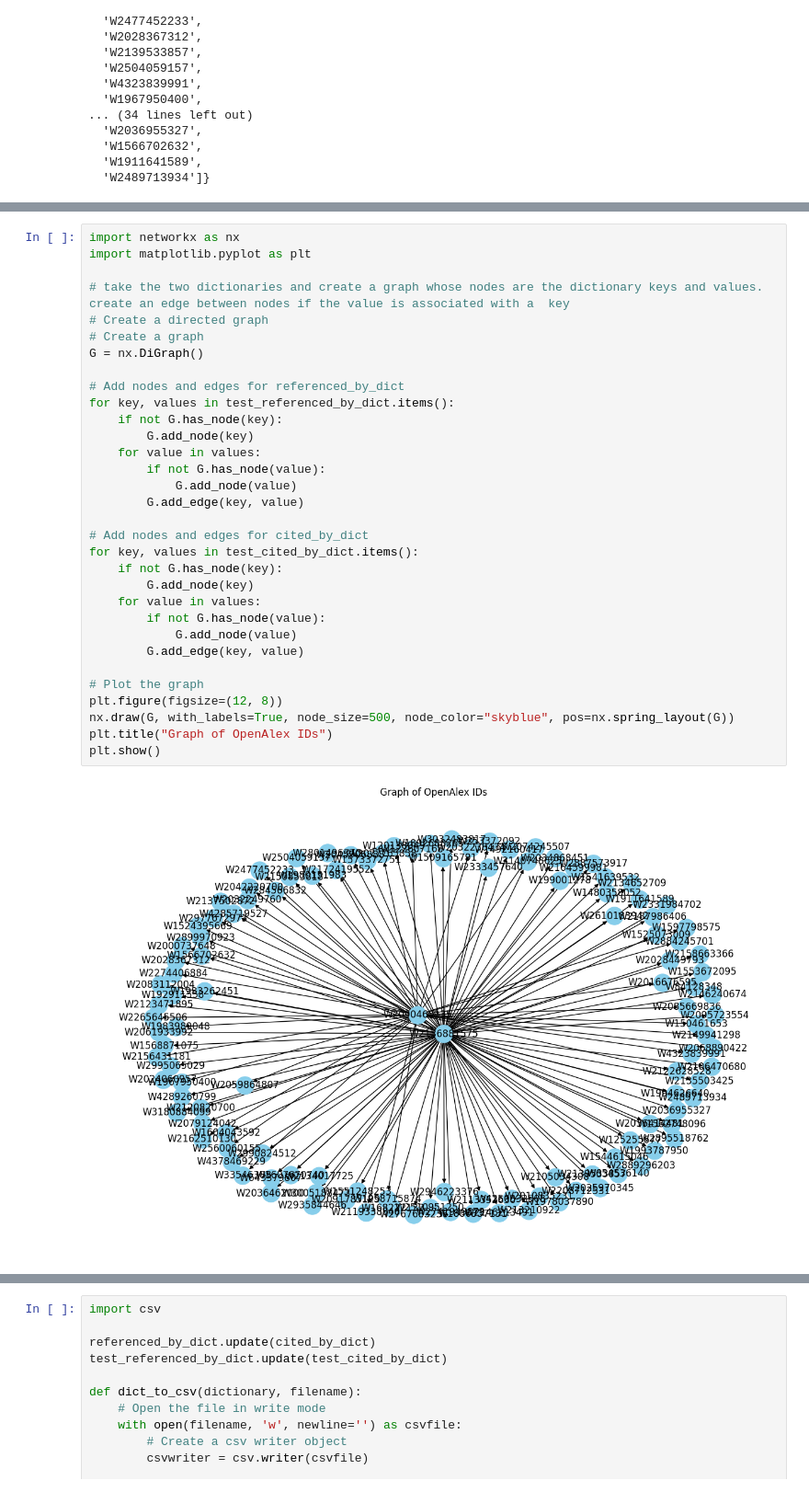
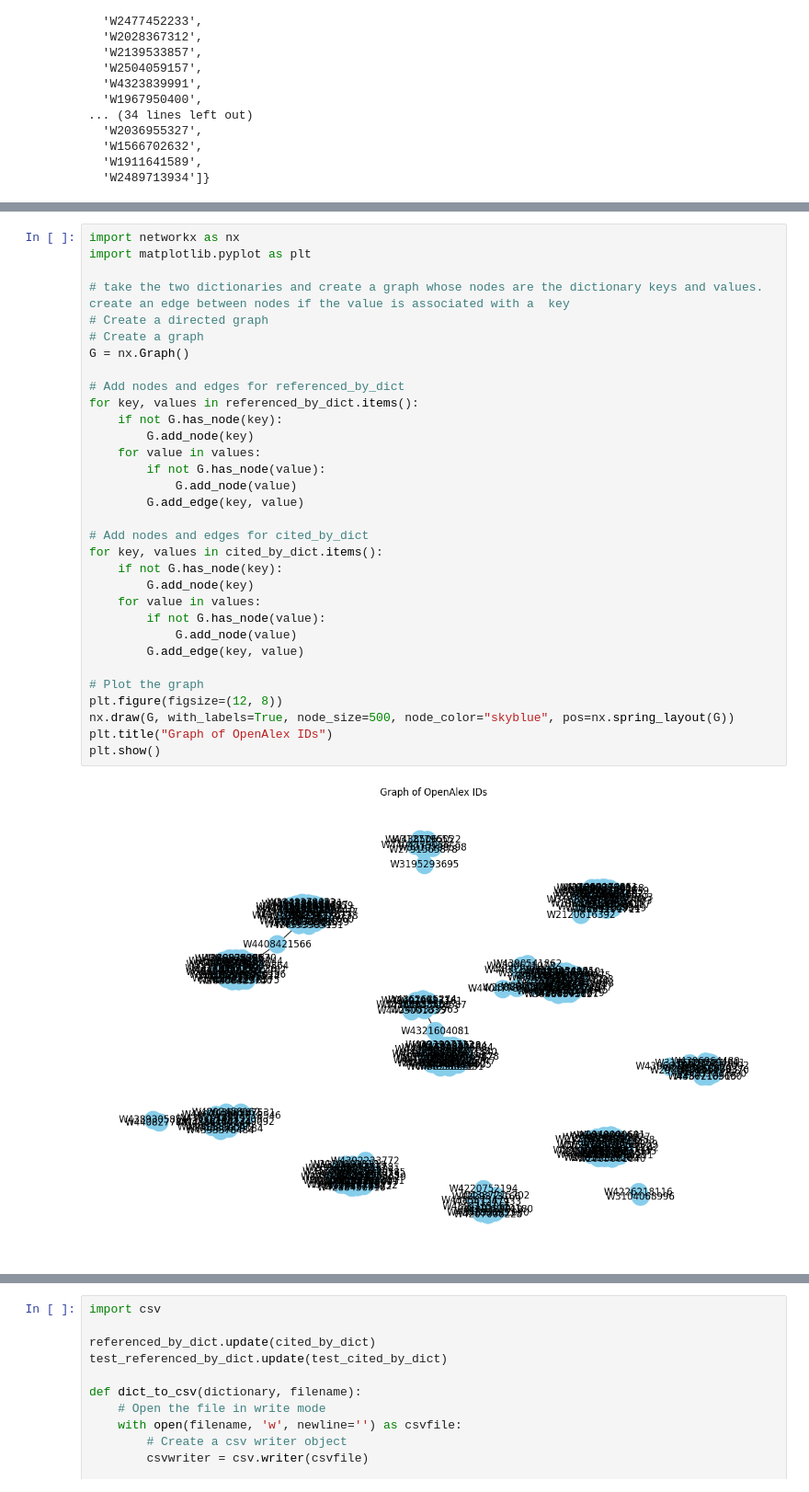
Before and after one commit to darrengarside/DAML_FinalProject, a Jupyter notebook: DAML_finalProject_v1.ipynb, the cells around one changed output, grey strips where cells are left out. Shown at 92% size. Drawn from its saved outputs; the diff is of its cells as text.

```diff
--- a/DAML_finalProject_v1.ipynb
+++ b/DAML_finalProject_v1.ipynb
@@ -337,34 +386,34 @@ plt.show()
 # %%
 import networkx as nx
 import matplotlib.pyplot as plt
 
 # take the two dictionaries and create a graph whose nodes are the dictionary keys and values. create an edge between nodes if the value is associated with a  key
 # Create a directed graph
 # Create a graph
-G = nx.DiGraph()
+G = nx.Graph()
 
 # Add nodes and edges for referenced_by_dict
-for key, values in test_referenced_by_dict.items():
+for key, values in referenced_by_dict.items():
     if not G.has_node(key):
         G.add_node(key)
     for value in values:
         if not G.has_node(value):
             G.add_node(value)
         G.add_edge(key, value)
 
 # Add nodes and edges for cited_by_dict
-for key, values in test_cited_by_dict.items():
+for key, values in cited_by_dict.items():
     if not G.has_node(key):
         G.add_node(key)
     for value in values:
         if not G.has_node(value):
             G.add_node(value)
         G.add_edge(key, value)
 
 # Plot the graph
 plt.figure(figsize=(12, 8))
 nx.draw(G, with_labels=True, node_size=500, node_color="skyblue", pos=nx.spring_layout(G))
 plt.title("Graph of OpenAlex IDs")
 plt.show()
 # %% [output]
-[figure, old version]
+[figure, new version]
```
Also changed, not shown: parts of 18 cells of this notebook, 4 other files.
